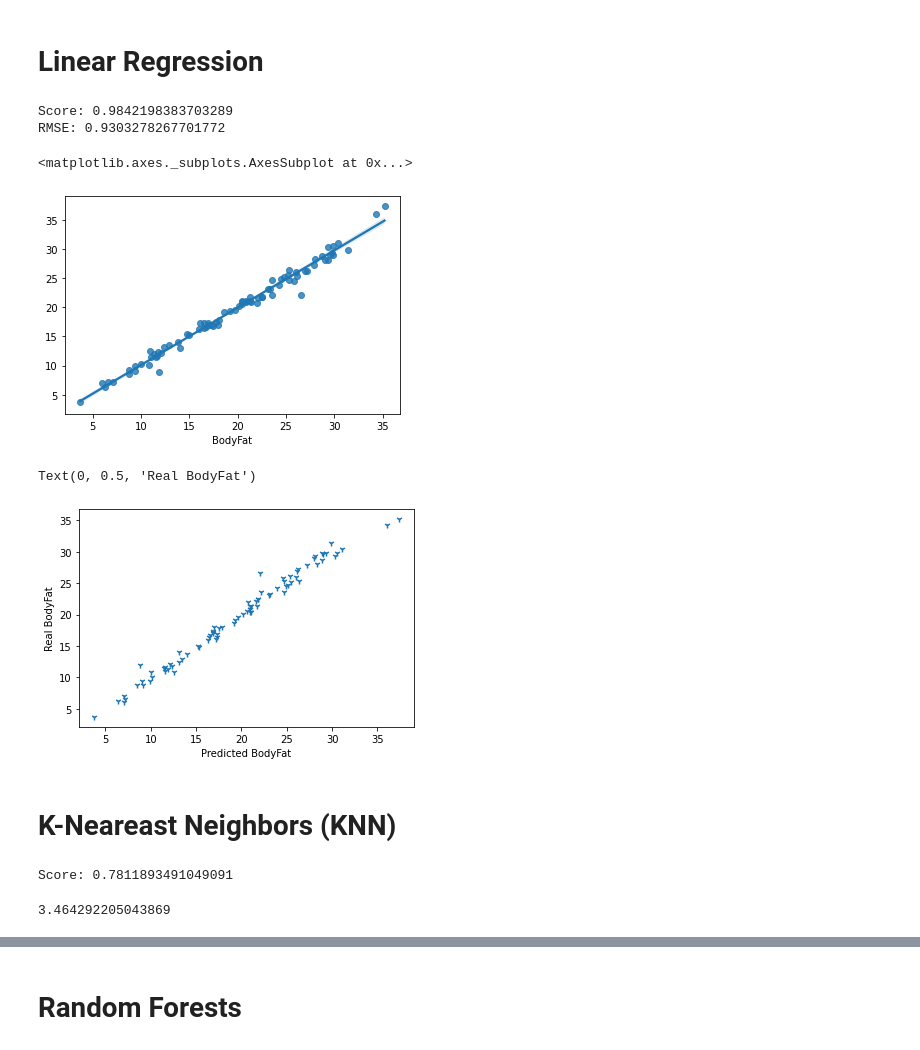
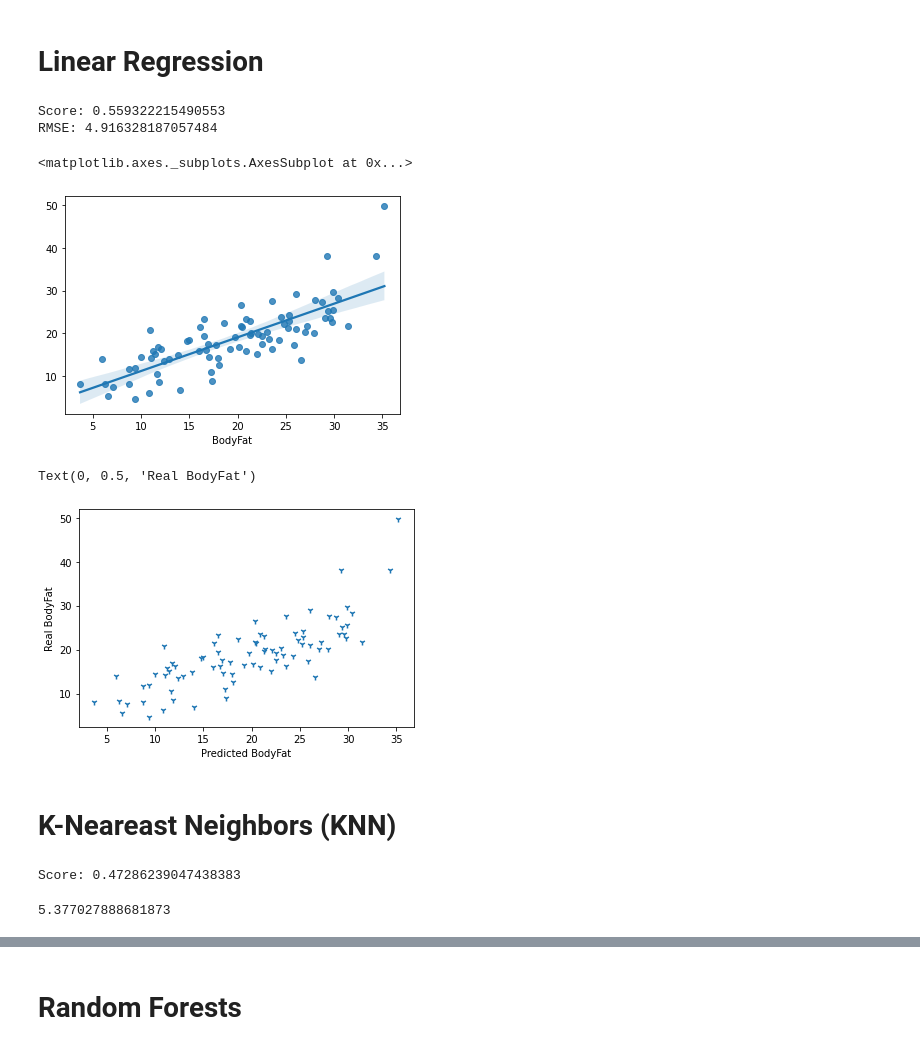
Before and after one commit to NurIzzati11/Data-Analytics-WIH2001-, a Jupyter notebook: Body_Fat_Weight_Prediction(Regression_DA).ipynb, the cells around one changed output, grey strips where cells are left out. Saved outputs shown, nothing was run; the diff lists cells and outputs as text; code cells hidden in the pictures.

```diff
--- a/Body_Fat_Weight_Prediction(Regression_DA).ipynb
+++ b/Body_Fat_Weight_Prediction(Regression_DA).ipynb
@@ -43,6 +44,7 @@ data.describe().loc[['min','max']]
 
 * Drop the outlier records from our dataset.
 # %%
+data= data.drop("Density", axis =1)
 data = data.loc[data['BodyFat'] != 0.0]
 data = data.loc[data['Height'] != 29.50]
 
@@ -151,22 +151,22 @@ y_pred = reg.predict(X_test)
 print('Score: {}'.format(reg.score(X_test, y_test)))
 print('RMSE: {}'.format(sqrt(mean_squared_error(y_test, y_pred))))
 # %% [output]
-Score: 0.9842198383703289
-RMSE: 0.9303278267701772
+Score: 0.559322215490553
+RMSE: 4.916328187057484
 # %%
 sns.regplot(x=y_test, y=y_pred)
 #https://www.kaggle.com/code/dsanr1/body-fat-regression
 # %% [output]
 <matplotlib.axes._subplots.AxesSubplot at 0x...>
-[figure, old version]
+[figure, new version]
 # %%
 #https://www.kaggle.com/code/prajjwalpat/bodyfat-prediction-model-using-regression-in-py
-plt.scatter(y_pred,y_test,marker="1")
+plt.scatter(y_test,y_pred,marker="1")
 plt.xlabel('Predicted BodyFat')
 plt.ylabel('Real BodyFat')
 # %% [output]
 Text(0, 0.5, 'Real BodyFat')
-[figure, old version]
+[figure, new version]
 # %% [markdown]
 # **K-Neareast Neighbors (KNN)**
 # %%
@@ -178,11 +178,11 @@ knn= KNeighborsRegressor()
 knn.fit(scaled_train,y_train)
 print("Score:" , knn.score(scaled_test,y_test))
 # %% [output]
-Score: 0.7811893491049091
+Score: 0.47286239047438383
 # %%
 pred= knn.predict(scaled_test)
 mse = mean_squared_error(y_test,pred)
 print(sqrt(mse))
 # %% [output]
-3.464292205043869
+5.377027888681873
 # %%
```
Also changed, not shown: parts of 14 cells of this notebook.
